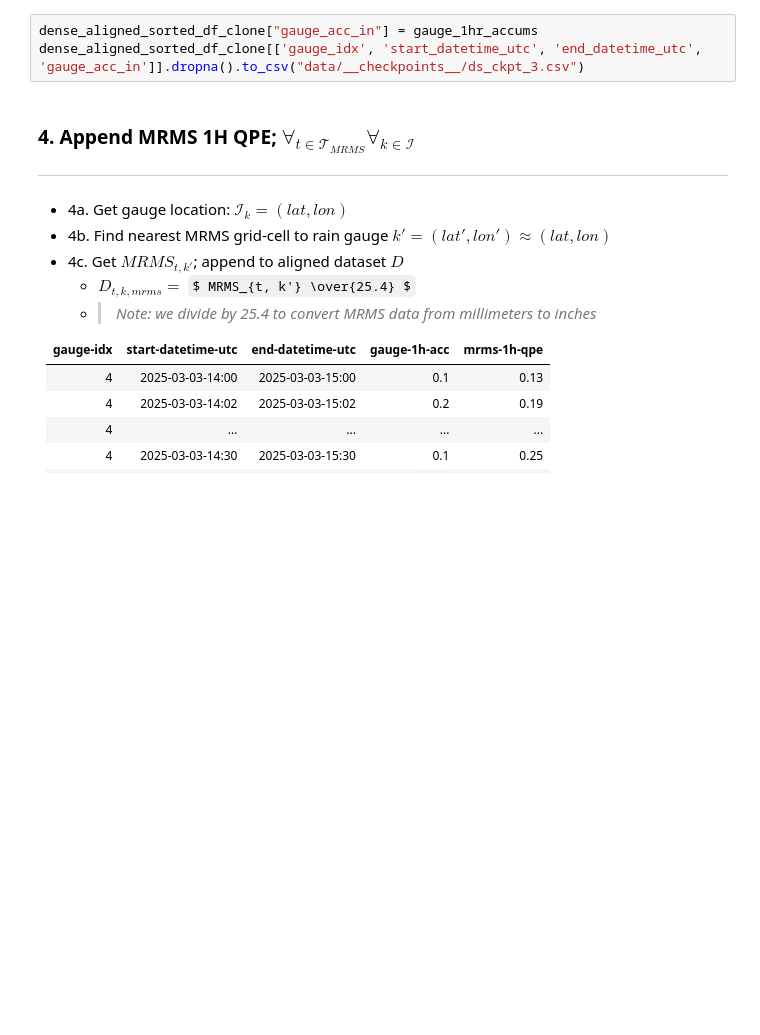
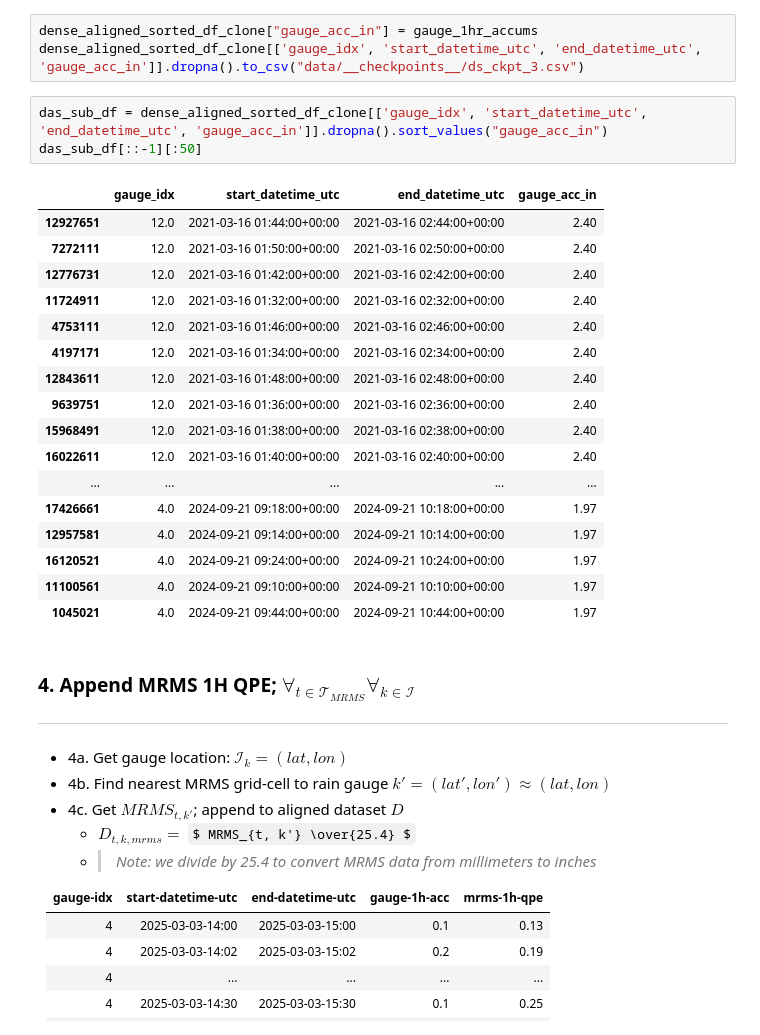
Before and after one commit to leharris3/piml-qpe, a Jupyter notebook: dataset.ipynb, the cells around one changed output. Cells and saved outputs as stored; diff of their text form; some formulas as TeX source; blank space fills up the shorter version.

```diff
--- a/dataset.ipynb
+++ b/dataset.ipynb
@@ -352,6 +415,27 @@ for i, row in tqdm(
 # %%
 dense_aligned_sorted_df_clone["gauge_acc_in"] = gauge_1hr_accums
 dense_aligned_sorted_df_clone[['gauge_idx', 'start_datetime_utc', 'end_datetime_utc', 'gauge_acc_in']].dropna().to_csv("data/__checkpoints__/ds_ckpt_3.csv")
+# %%
+das_sub_df = dense_aligned_sorted_df_clone[['gauge_idx', 'start_datetime_utc', 'end_datetime_utc', 'gauge_acc_in']].dropna().sort_values("gauge_acc_in")
+das_sub_df[::-1][:50]
+# %% [output]
+|  | gauge_idx | start_datetime_utc | end_datetime_utc | gauge_acc_in |
+| 12927651 | 12.0 | 2021-03-16 01:44:00+00:00 | 2021-03-16 02:44:00+00:00 | 2.40 |
+| 7272111 | 12.0 | 2021-03-16 01:50:00+00:00 | 2021-03-16 02:50:00+00:00 | 2.40 |
+| 12776731 | 12.0 | 2021-03-16 01:42:00+00:00 | 2021-03-16 02:42:00+00:00 | 2.40 |
+| 11724911 | 12.0 | 2021-03-16 01:32:00+00:00 | 2021-03-16 02:32:00+00:00 | 2.40 |
+| 4753111 | 12.0 | 2021-03-16 01:46:00+00:00 | 2021-03-16 02:46:00+00:00 | 2.40 |
+| 4197171 | 12.0 | 2021-03-16 01:34:00+00:00 | 2021-03-16 02:34:00+00:00 | 2.40 |
+| 12843611 | 12.0 | 2021-03-16 01:48:00+00:00 | 2021-03-16 02:48:00+00:00 | 2.40 |
+| 9639751 | 12.0 | 2021-03-16 01:36:00+00:00 | 2021-03-16 02:36:00+00:00 | 2.40 |
+| 15968491 | 12.0 | 2021-03-16 01:38:00+00:00 | 2021-03-16 02:38:00+00:00 | 2.40 |
+| 16022611 | 12.0 | 2021-03-16 01:40:00+00:00 | 2021-03-16 02:40:00+00:00 | 2.40 |
+| ... | ... | ... | ... | ... |
+| 17426661 | 4.0 | 2024-09-21 09:18:00+00:00 | 2024-09-21 10:18:00+00:00 | 1.97 |
+| 12957581 | 4.0 | 2024-09-21 09:14:00+00:00 | 2024-09-21 10:14:00+00:00 | 1.97 |
+| 16120521 | 4.0 | 2024-09-21 09:24:00+00:00 | 2024-09-21 10:24:00+00:00 | 1.97 |
+| 11100561 | 4.0 | 2024-09-21 09:10:00+00:00 | 2024-09-21 10:10:00+00:00 | 1.97 |
+| 1045021 | 4.0 | 2024-09-21 09:44:00+00:00 | 2024-09-21 10:44:00+00:00 | 1.97 |
 # %% [markdown]
 ### 4. Append MRMS 1H QPE; $\forall_{t \in \mathcal{T}_{MRMS}} \forall_{k \in \mathcal{I}}$
 ---
```
Also changed, not shown: parts of 21 cells of this notebook, 3 other files.
